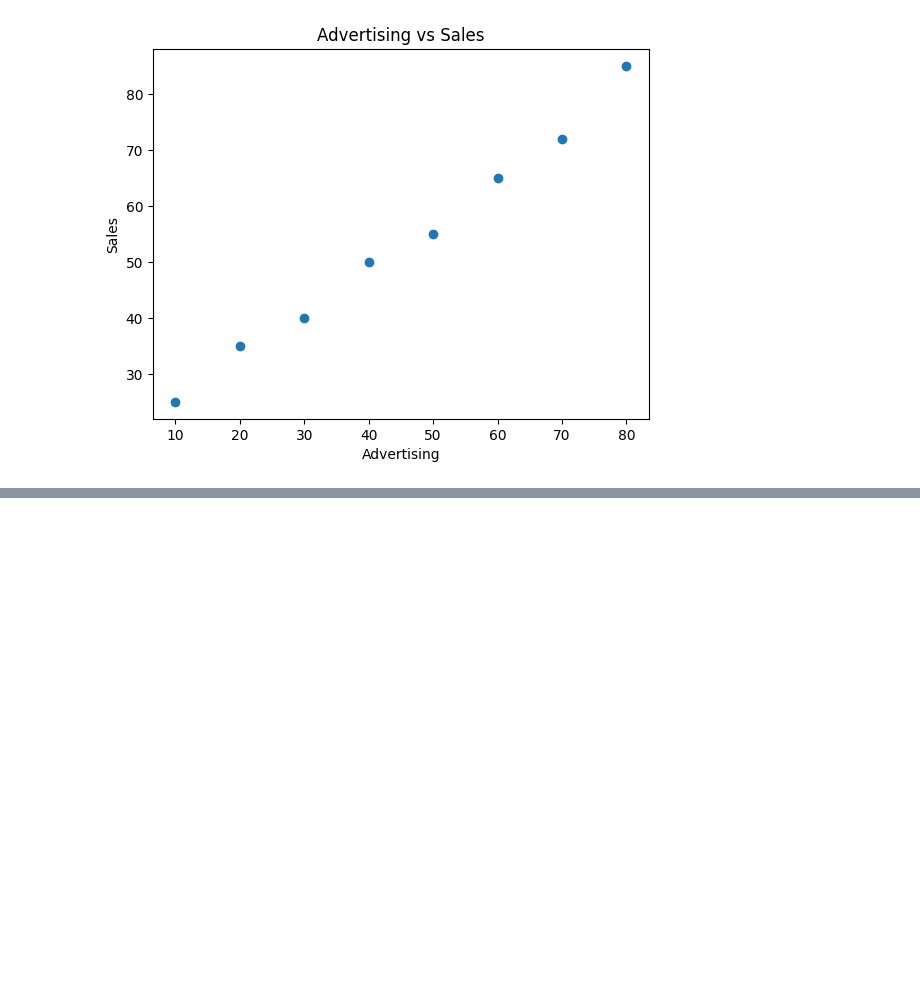
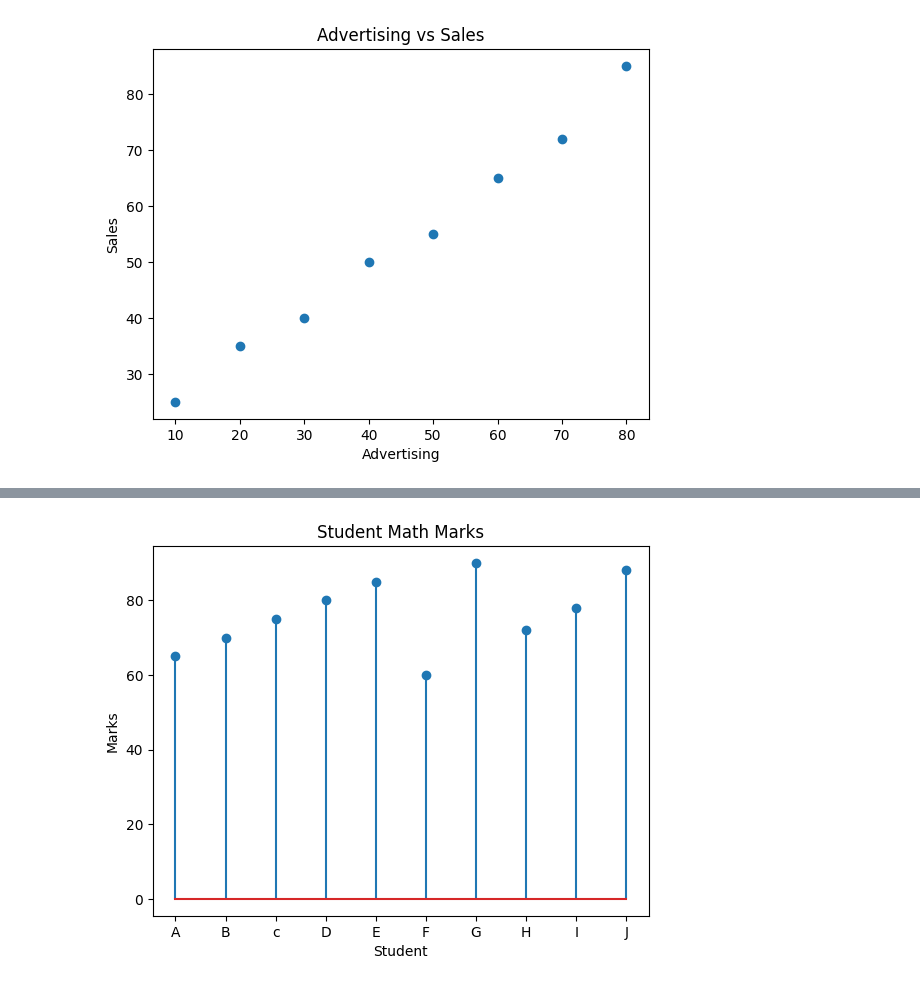
Before and after one commit to neerukondaramalakshmi2005-dotcom/Data-Analysis-, a Jupyter notebook: Matplotlib_pyplot.ipynb, the cells around one changed output, grey strips where cells are left out. Saved outputs shown, nothing was run; the diff lists cells and outputs as text; code cells hidden in the pictures; blank space fills up the shorter version.

```diff
--- a/Matplotlib_pyplot.ipynb
+++ b/Matplotlib_pyplot.ipynb
@@ -363,0 +305,12 @@ plt.show()
+# %%
+# stem
+
+import matplotlib.pyplot as plt
+
+plt.stem(df["Student"], df["Math"])
+plt.title("Student Math Marks")
+plt.xlabel("Student")
+plt.ylabel("Marks")
+plt.show()
+# %% [output]
+[figure, added]
```
Also changed, not shown: parts of 26 cells of this notebook.
